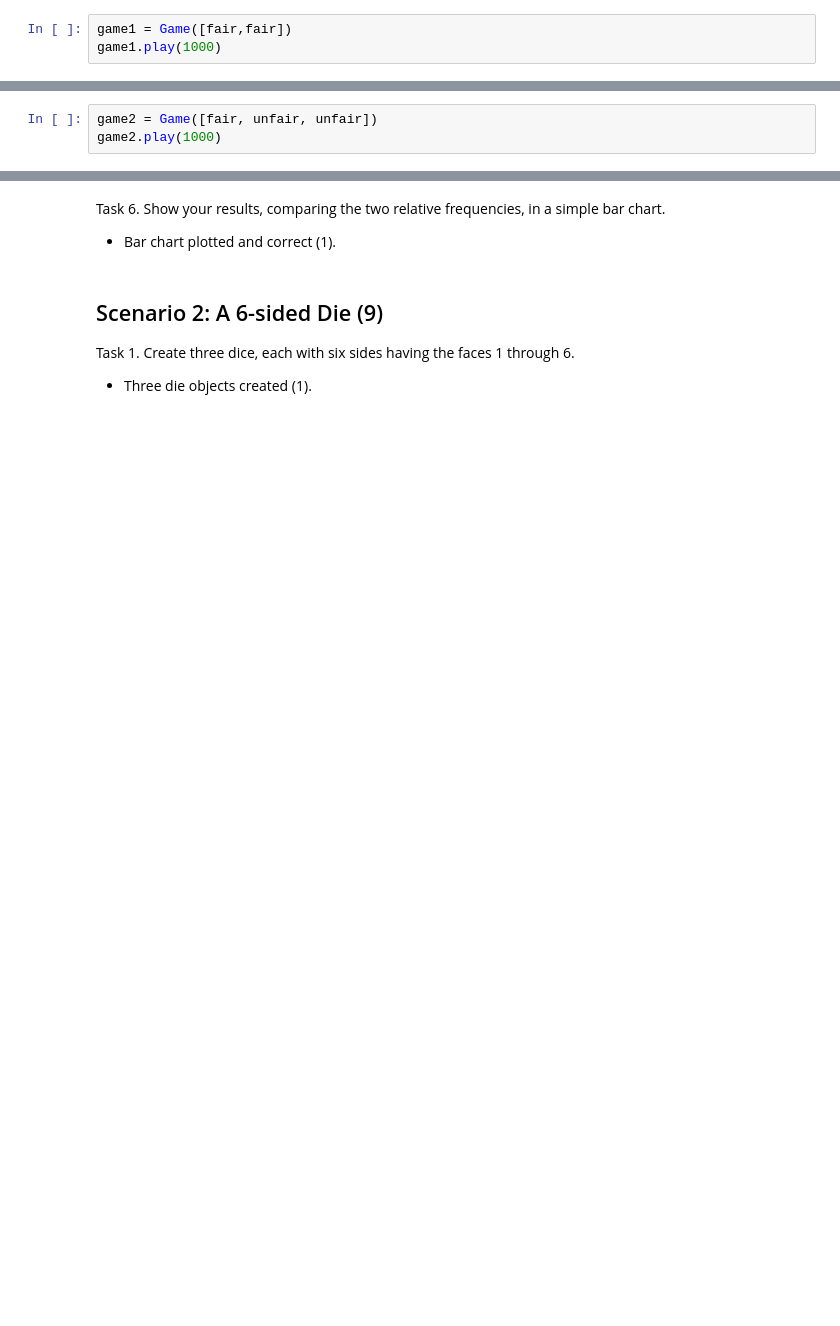
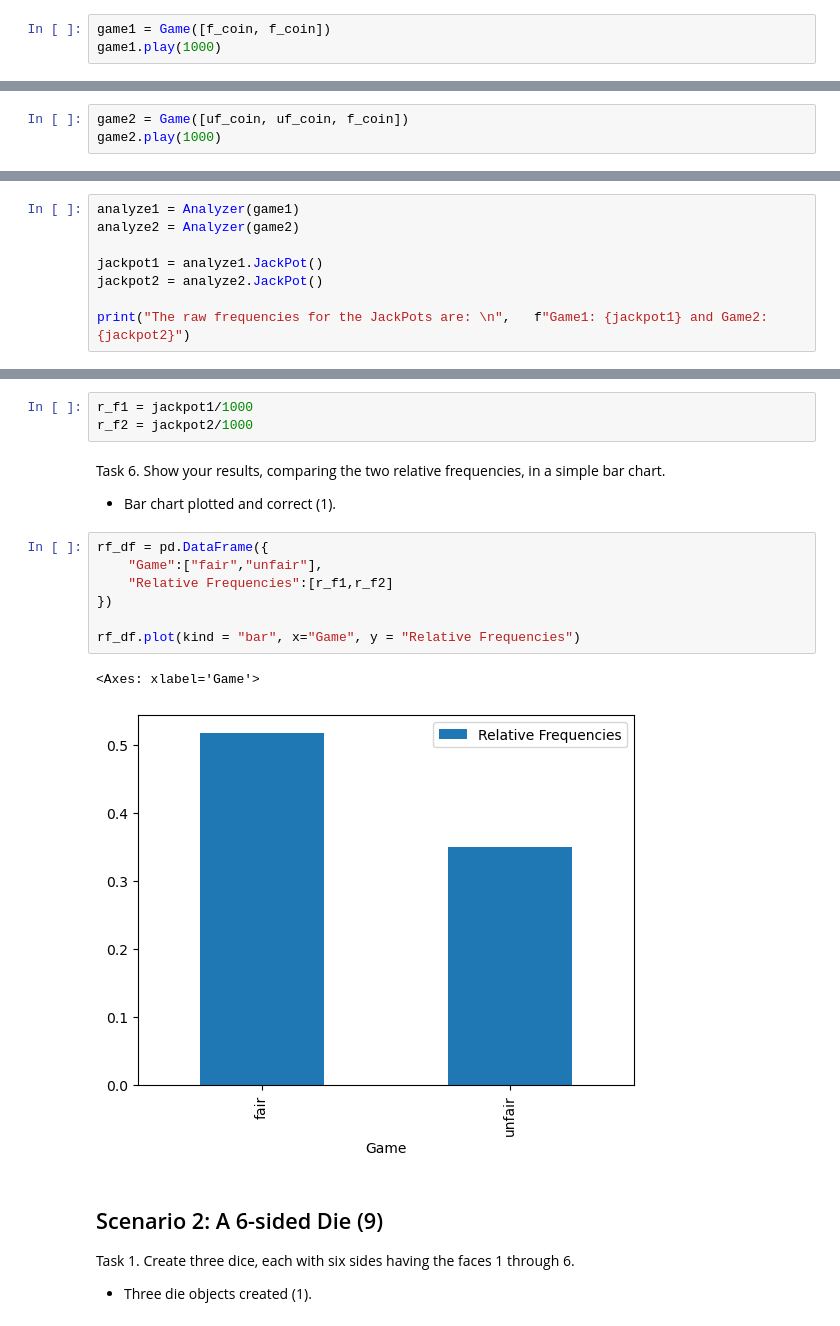
Before and after one commit to pfost-bit/monte_carlo, a Jupyter notebook: DS51200_FinalProjectTemplate.ipynb, the cells around one changed output, grey strips where cells are left out. Cells and saved outputs as stored; diff of their text form; blank space fills up the shorter version.

```diff
--- a/DS51200_FinalProjectTemplate.ipynb
+++ b/DS51200_FinalProjectTemplate.ipynb
@@ -149,7 +146,7 @@ Task 2. Play a game of $1000$ flips with two fair dice.
 
 - Play method called correclty and without error (1).
 # %%
-game1 = Game([fair,fair])
+game1 = Game([f_coin, f_coin])
 game1.play(1000)
 # %% [markdown]
 Task 3. Play another game (using a new Game object) of $1000$ flips, this time using two unfair dice and one fair die. For the second unfair die, you can use the same die object twice in the list of dice you pass to the Game object.
@@ -157,7 +154,7 @@ Task 3. Play another game (using a new Game object) of $1000$ flips, this time u
 - New game object created (1).
 - Play method called correclty and without error (1).
 # %%
-game2 = Game([fair, unfair, unfair])
+game2 = Game([uf_coin, uf_coin, f_coin])
 game2.play(1000)
 # %% [markdown]
 Task 4. For each game, use an Analyzer object to determine the raw frequency of jackpots — i.e. getting either all $H$s or all $T$s.
@@ -174,0 +164,8 @@ AttributeError: 'Game' object has no attribute 'show_results'
+# %%
+analyze1 = Analyzer(game1)
+analyze2 = Analyzer(game2)
+
+jackpot1 = analyze1.JackPot()
+jackpot2 = analyze2.JackPot()
+
+print("The raw frequencies for the JackPots are: \n",   f"Game1: {jackpot1} and Game2:  {jackpot2}")
@@ -176,10 +176,23 @@ AttributeError: 'Game' object has no attribute 'show_results'
 Task 5. For each analyzer, compute relative frequency as the number of jackpots over the total number of rolls.
 
 - Both relative frequencies computed (1).
+# %%
+r_f1 = jackpot1/1000
+r_f2 = jackpot2/1000
 # %% [markdown]
 Task 6. Show your results, comparing the two relative frequencies, in a simple bar chart.
 
 - Bar chart plotted and correct (1).
+# %%
+rf_df = pd.DataFrame({
+    "Game":["fair","unfair"],
+    "Relative Frequencies":[r_f1,r_f2]
+})
+
+rf_df.plot(kind = "bar", x="Game", y = "Relative Frequencies")
+# %% [output]
+<Axes: xlabel='Game'>
+[figure, added]
 # %% [markdown]
 ## Scenario 2: A 6-sided Die (9)
 
```
Also changed, not shown: parts of 19 cells of this notebook, 4 other files.
